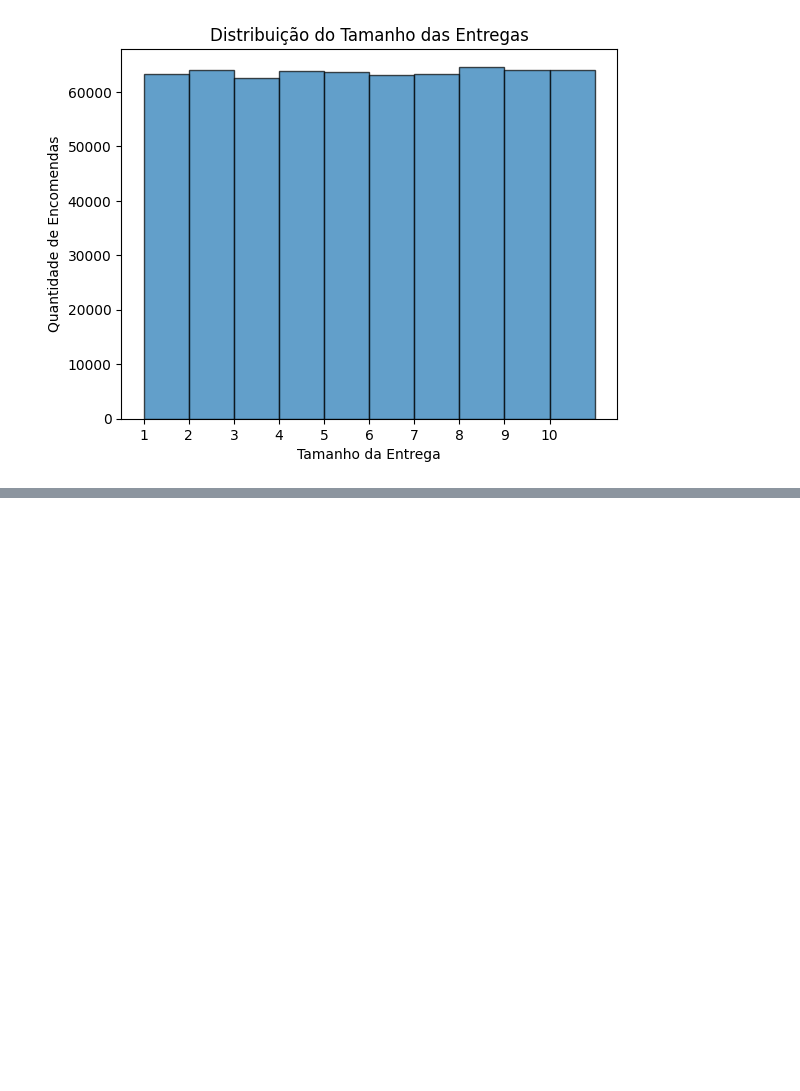
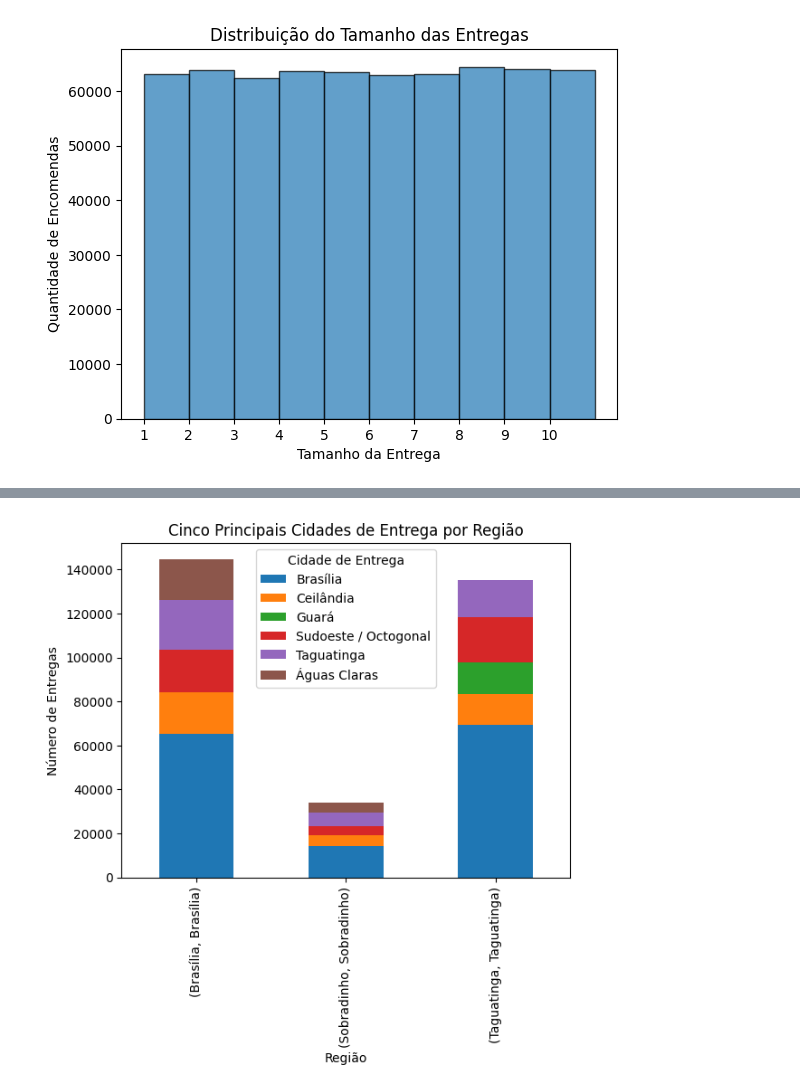
Before and after one commit to leaop/Cursos, a Jupyter notebook: EBAC/atividade16_projeto1.ipynb, the cells around one changed output, grey strips where cells are left out. Saved outputs shown, nothing was run; the diff lists cells and outputs as text; code cells hidden in the pictures; blank space fills up the shorter version.

```diff
--- a/EBAC/atividade16_projeto1.ipynb
+++ b/EBAC/atividade16_projeto1.ipynb
@@ -431,0 +436,6 @@ regiao_media
+# %%
+# Agrupar o DataFrame por região e cidade de entrega, contar o número de ocorrências e selecionar as cinco principais cidades para cada região
+top_cinco_regioes = df.groupby('hub_city')['delivery_city'].value_counts().groupby(level=0).nlargest(5)
+
+# Agora você tem as cinco principais regiões de entrega para cada região. Você pode imprimir ou acessar os resultados conforme necessário
+print(top_cinco_regioes)
@@ -506,0 +535,16 @@ plt.show()
+# %%
+# Criar um gráfico de barras
+top_cinco_regioes.unstack().plot(kind='bar', stacked=True)
+
+# Adicionar rótulos e título
+plt.xlabel('Região')
+plt.ylabel('Número de Entregas')
+plt.title('Cinco Principais Cidades de Entrega por Região')
+
+# Exibir legenda
+plt.legend(title='Cidade de Entrega')
+
+# Mostrar o gráfico
+plt.show()
+# %% [output]
+[figure, added]
```
Also changed, not shown: parts of 10 cells of this notebook.
